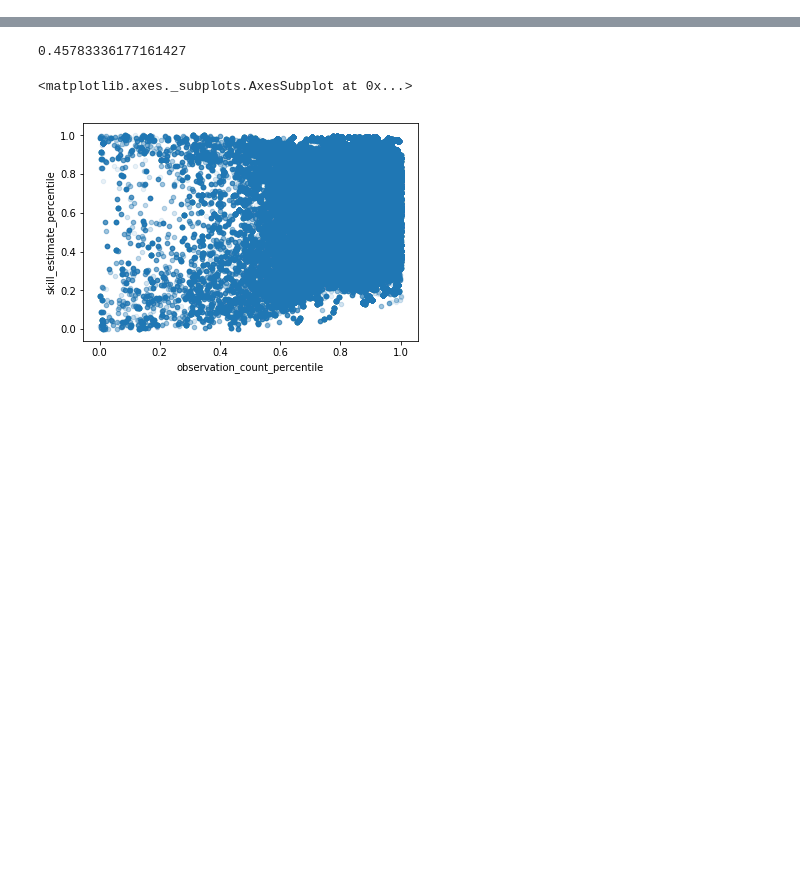
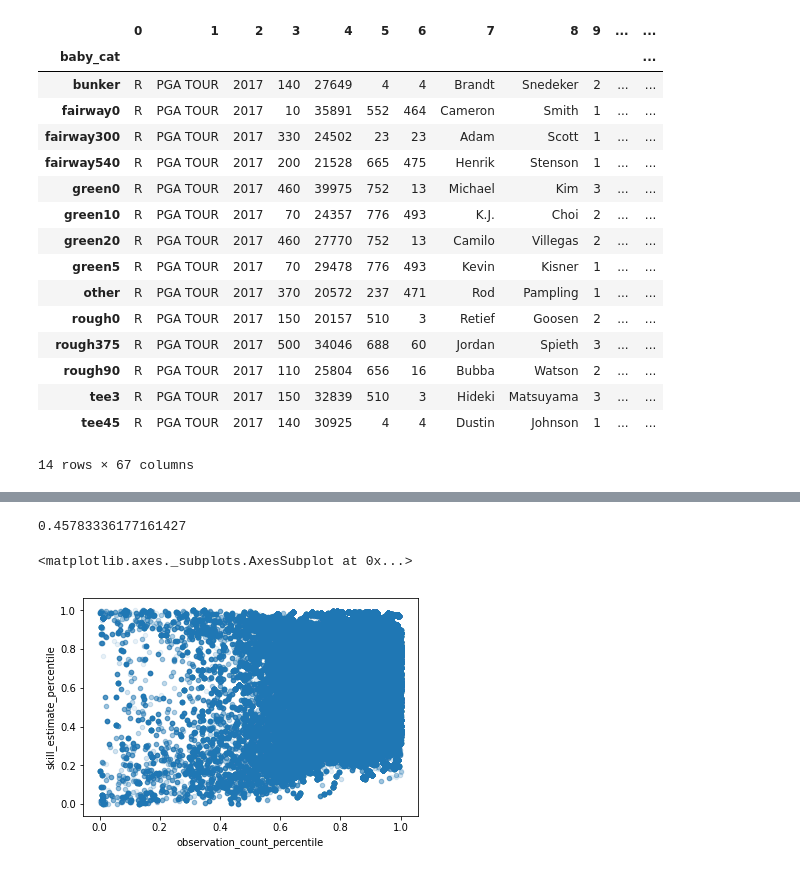
Before and after one commit to adamwlev/StrokesGained2, a Jupyter notebook: Exploration/Untitled10.ipynb, the cells around one changed output, grey strips where cells are left out. Cells and saved outputs as stored; diff of their text form; code cells hidden in the pictures; blank space fills up the shorter version.

```diff
--- a/Exploration/Untitled10.ipynb
+++ b/Exploration/Untitled10.ipynb
@@ -7,3 +76,25 @@ import matplotlib.pyplot as plt
+# %%
+data.groupby('baby_cat').apply(lambda x: x[x.observation_count_percentile>.80]\
+                                         .sort_values('skill_estimate_percentile',ascending=False)\
+                                         .iloc[0].reset_index(drop=True))
+# %% [output]
+|  | 0 | 1 | 2 | 3 | 4 | 5 | 6 | 7 | 8 | 9 | ... | ... |
+| baby_cat |  |  |  |  |  |  |  |  |  |  |  | ... |
+| bunker | R | PGA TOUR | 2017 | 140 | 27649 | 4 | 4 | Brandt | Snedeker | 2 | ... | ... |
+| fairway0 | R | PGA TOUR | 2017 | 10 | 35891 | 552 | 464 | Cameron | Smith | 1 | ... | ... |
+| fairway300 | R | PGA TOUR | 2017 | 330 | 24502 | 23 | 23 | Adam | Scott | 1 | ... | ... |
+| fairway540 | R | PGA TOUR | 2017 | 200 | 21528 | 665 | 475 | Henrik | Stenson | 1 | ... | ... |
+| green0 | R | PGA TOUR | 2017 | 460 | 39975 | 752 | 13 | Michael | Kim | 3 | ... | ... |
+| green10 | R | PGA TOUR | 2017 | 70 | 24357 | 776 | 493 | K.J. | Choi | 2 | ... | ... |
+| green20 | R | PGA TOUR | 2017 | 460 | 27770 | 752 | 13 | Camilo | Villegas | 2 | ... | ... |
+| green5 | R | PGA TOUR | 2017 | 70 | 29478 | 776 | 493 | Kevin | Kisner | 1 | ... | ... |
+| other | R | PGA TOUR | 2017 | 370 | 20572 | 237 | 471 | Rod | Pampling | 1 | ... | ... |
+| rough0 | R | PGA TOUR | 2017 | 150 | 20157 | 510 | 3 | Retief | Goosen | 2 | ... | ... |
+| rough375 | R | PGA TOUR | 2017 | 500 | 34046 | 688 | 60 | Jordan | Spieth | 3 | ... | ... |
+| rough90 | R | PGA TOUR | 2017 | 110 | 25804 | 656 | 16 | Bubba | Watson | 2 | ... | ... |
+| tee3 | R | PGA TOUR | 2017 | 150 | 32839 | 510 | 3 | Hideki | Matsuyama | 3 | ... | ... |
+| tee45 | R | PGA TOUR | 2017 | 140 | 30925 | 4 | 4 | Dustin | Johnson | 1 | ... | ... |
+14 rows × 67 columns
 # %%
 data.groupby('baby_cat').apply(lambda x: x[x.observation_count_percentile>.95]\
                                          .sort_values('skill_estimate_percentile',ascending=False)\
```
Also changed, not shown: parts of 11 cells of this notebook, 54 other files.
